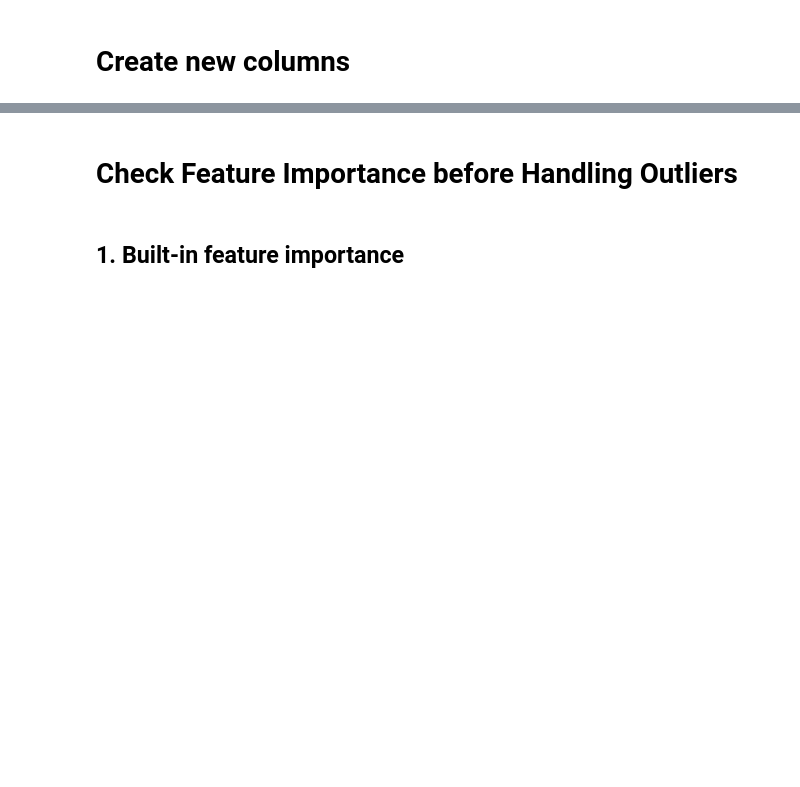
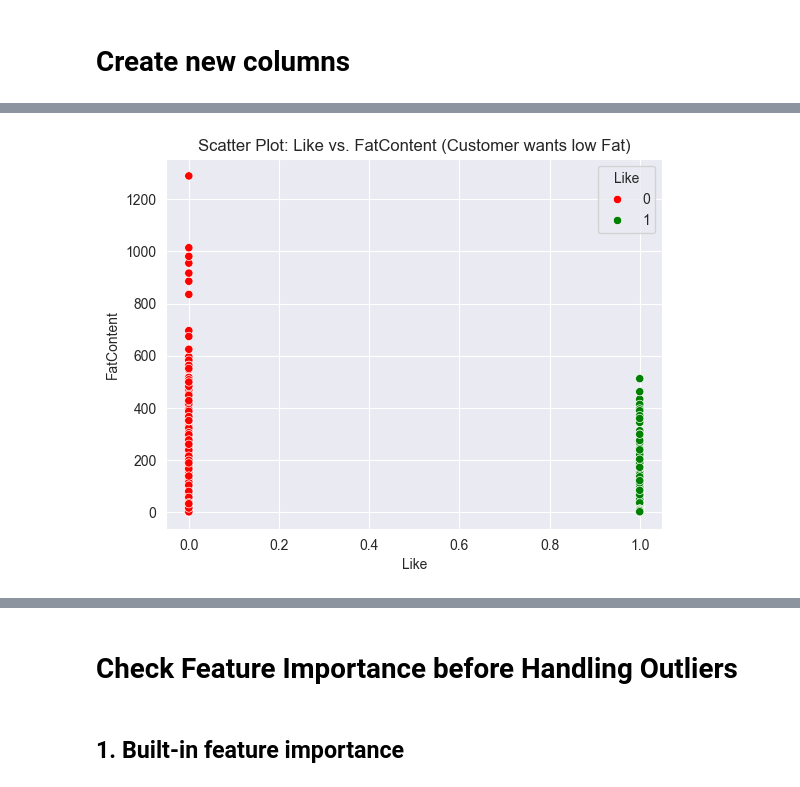
Before and after one commit to MittmannM/AnalyticsCupTUM, a Jupyter notebook: AC Feature Importance.ipynb, the cells around one changed output, grey strips where cells are left out. Saved outputs shown, nothing was run; the diff lists cells and outputs as text; code cells hidden in the pictures; blank space fills up the shorter version.

```diff
--- a/AC Feature Importance.ipynb
+++ b/AC Feature Importance.ipynb
@@ -98,0 +119,14 @@ calories_threshold_df
+# %%
+threshold_df = df[["Like", "want_LowFat", "FatContent"]].copy()
+threshold_df = threshold_df[threshold_df['want_LowFat'] == True]
+
+threshold_df['Like'] = threshold_df['Like'].astype(int)
+threshold_df['want_LowFat'] = threshold_df['want_LowFat'].astype(int)
+
+sns.scatterplot(x='Like', y='FatContent', hue='Like', data=threshold_df, palette={0: 'red', 1: 'green'})
+plt.xlabel('Like')
+plt.ylabel('FatContent')
+plt.title('Scatter Plot: Like vs. FatContent (Customer wants low Fat)')
+plt.show()
+# %% [output]
+[figure, added]
```
Also changed, not shown: parts of 10 cells of this notebook, 1 other file.
